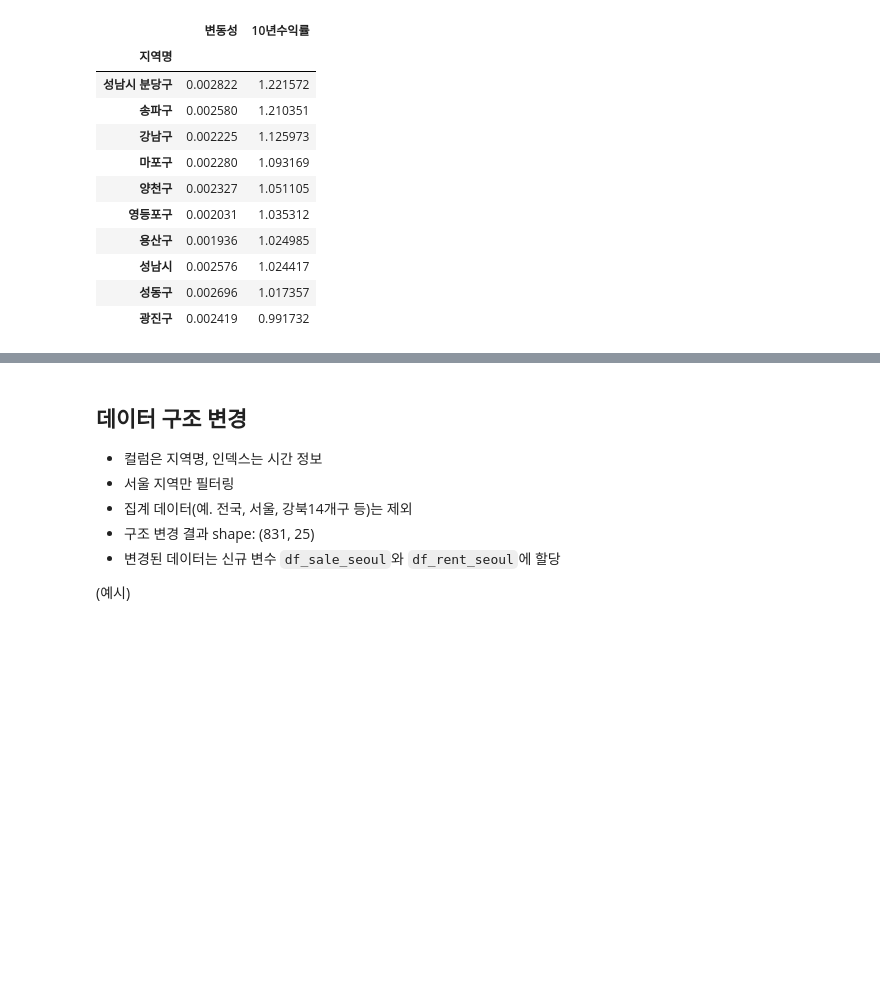
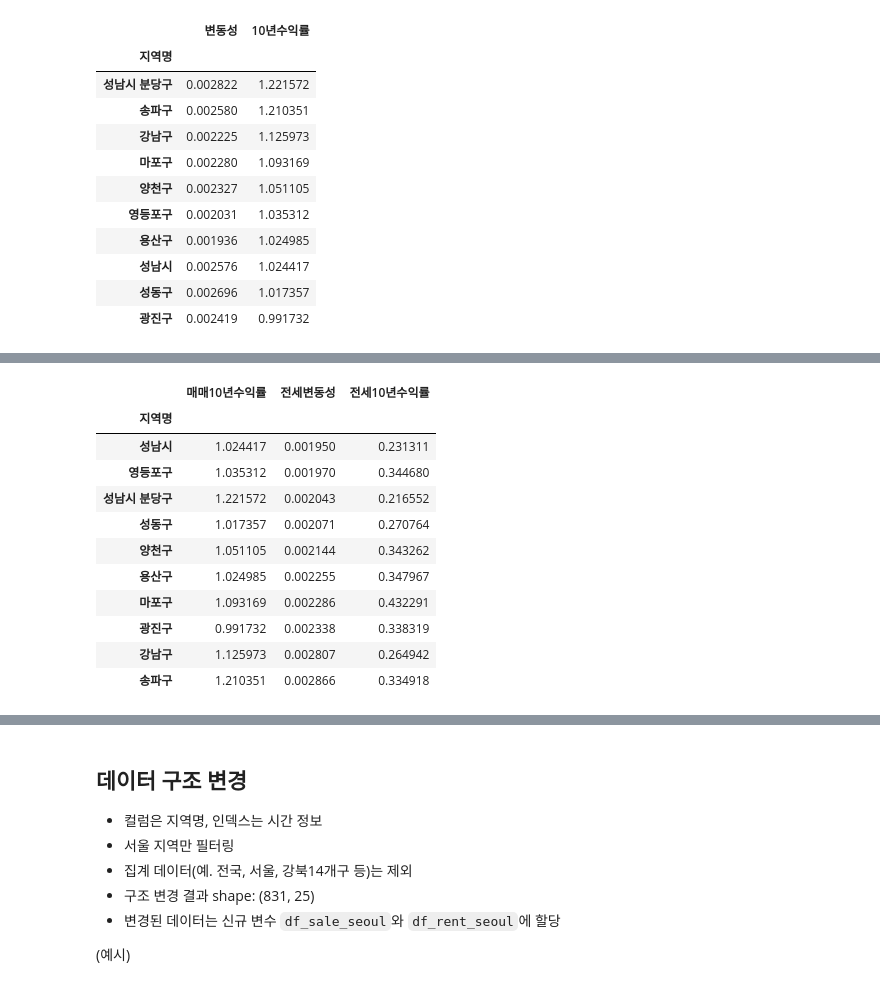
Before and after one commit to sungmin-kim310/hipython, a Jupyter notebook: 45_apt_price_data_analysis__skeleton.ipynb, the cells around one changed output, grey strips where cells are left out. Cells and saved outputs as stored; diff of their text form; code cells hidden in the pictures; blank space fills up the shorter version.

```diff
--- a/45_apt_price_data_analysis__skeleton.ipynb
+++ b/45_apt_price_data_analysis__skeleton.ipynb
@@ -383,0 +381,24 @@ df_sale_long['매매지수'] = pd.to_numeric(df_sale_long['매매지수'])
+# %%
+top10_regions = top10_sale.index.tolist()
+
+top10_data = sale_rent[
+    sale_rent['지역명'].isin(top10_regions)
+].copy()
+# %%
+#전세가 변동 확인
+top10_data = top10_data.sort_values(['지역명','날짜'])
+
+top10_data['전세주간수익률'] = (
+    top10_data
+    .groupby('지역명')['전세지수']
+    .pct_change()
+)
+
+rent_volatility_top10 = (
+    top10_data
+    .groupby('지역명')['전세주간수익률']
+    .std()
+    .sort_values()
+)
+
+rent_volatility_top10
@@ -383,0 +424,27 @@ df_sale_long['매매지수'] = pd.to_numeric(df_sale_long['매매지수'])
+# %%
+final_top10 = pd.concat([
+    top10_sale,
+    rent_volatility_top10,
+    rent_return_top10
+], axis=1)
+
+final_top10.columns = [
+    '매매10년수익률',
+    '전세변동성',
+    '전세10년수익률'
+]
+
+final_top10.sort_values('전세변동성')
+# %% [output]
+|  | 매매10년수익률 | 전세변동성 | 전세10년수익률 |
+| 지역명 |  |  |  |
+| 성남시 | 1.024417 | 0.001950 | 0.231311 |
+| 영등포구 | 1.035312 | 0.001970 | 0.344680 |
+| 성남시 분당구 | 1.221572 | 0.002043 | 0.216552 |
+| 성동구 | 1.017357 | 0.002071 | 0.270764 |
+| 양천구 | 1.051105 | 0.002144 | 0.343262 |
+| 용산구 | 1.024985 | 0.002255 | 0.347967 |
+| 마포구 | 1.093169 | 0.002286 | 0.432291 |
+| 광진구 | 0.991732 | 0.002338 | 0.338319 |
+| 강남구 | 1.125973 | 0.002807 | 0.264942 |
+| 송파구 | 1.210351 | 0.002866 | 0.334918 |
```
Also changed, not shown: parts of 13 cells of this notebook.
